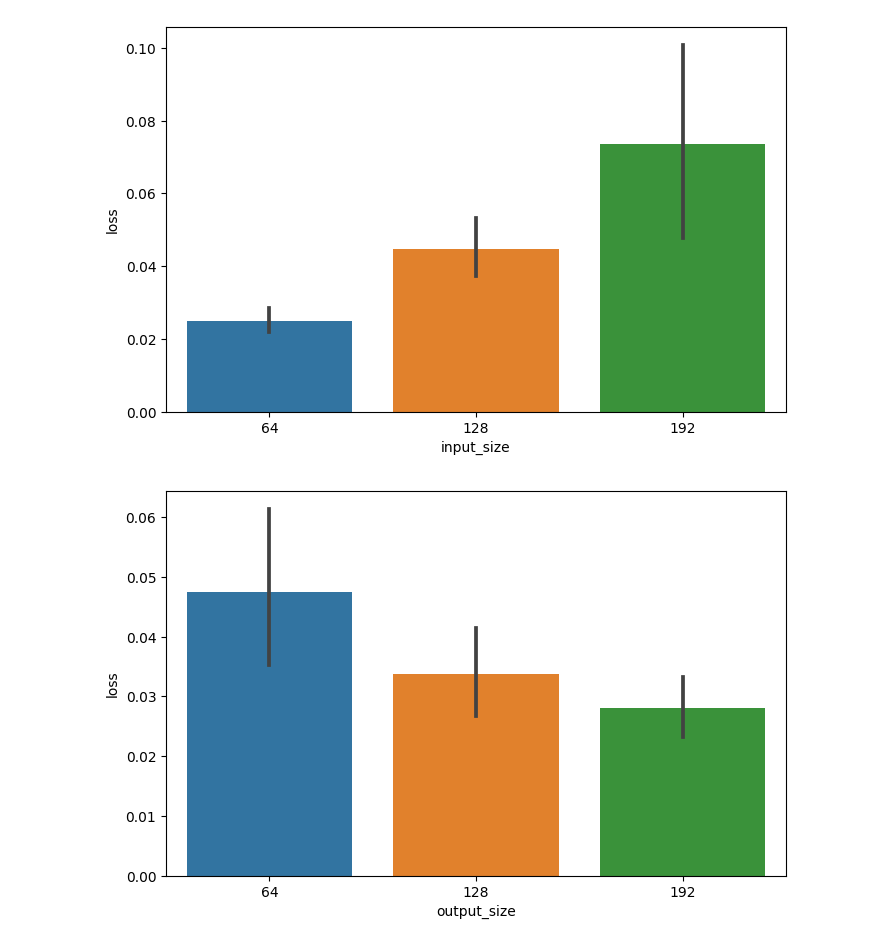
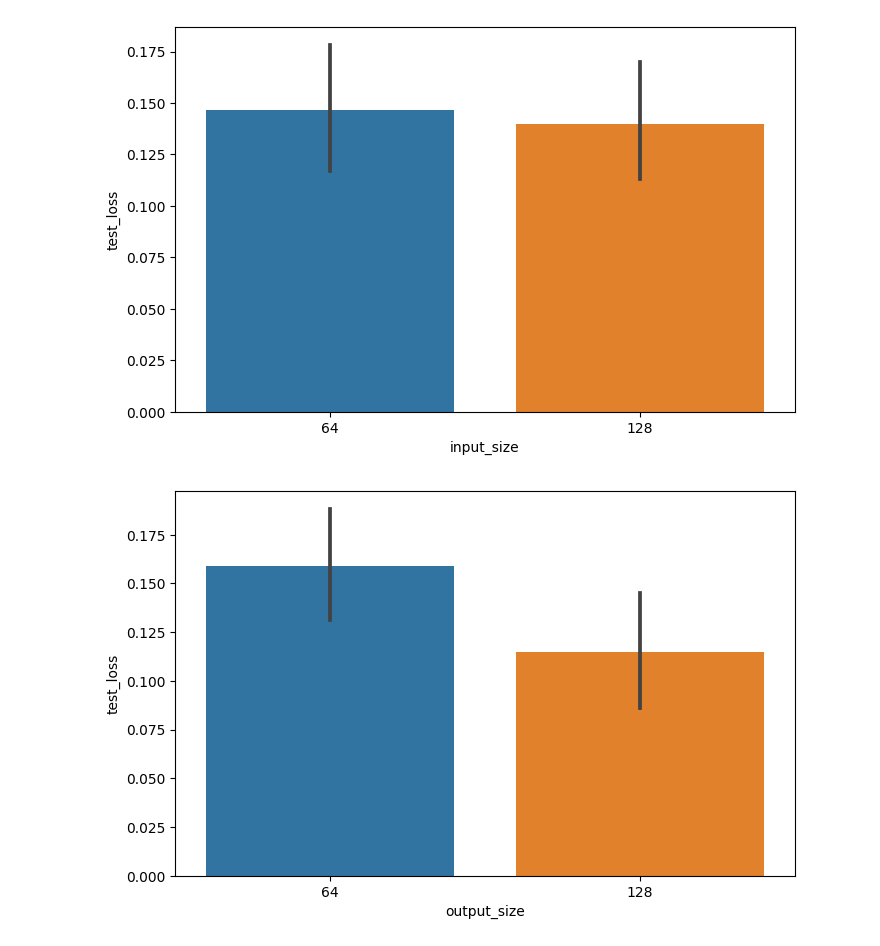
Before and after one commit to ncallahanml/baseline_networks, a Jupyter notebook: SineBayesianRegressor.ipynb, the cells around one changed output. Cells and saved outputs as stored; diff of their text form; code cells hidden in the pictures.

Commit message:
added back in train/test splitting and added exceptions for invalid parameters

```diff
--- a/SineBayesianRegressor.ipynb
+++ b/SineBayesianRegressor.ipynb
@@ -40,6 +41,8 @@ from wave_generator import WaveGen
 
 class TorchTimesplitDataset(Dataset):
     def __init__(self, signal_tensor, split=990, size=1000):
+        if size > len(signal_tensor):
+            raise ValueError(f'Size of {size} is longer than signal of length {len(signal_tensor)}')
         if signal_tensor.dim() == 2:
             assert signal_tensor.shape[1] == 1
             self._signal = signal_tensor
@@ -60,6 +63,8 @@ class TorchTimesplitDataset(Dataset):
         return int(self._signal.shape[0] - self._size)
 
     def __getitem__(self, start_idx):
+        if isinstance(start_idx, slice):
+            raise NotImplementedError('Only integers, not slices, are acceptable')
         in_indices = torch.linspace(start_idx, self.train_size + start_idx, self.train_size, dtype=torch.int)
         forward_indices = torch.linspace(self.train_size + start_idx, self.test_size + self.train_size + start_idx, self.test_size, dtype=torch.int)
         in_sample_data = self._signal[in_indices]
@@ -163,19 +175,27 @@ input_sizes = [64,128,192]
 sizes = [128,192,256]
 hidden_sizes = [2, 4, 8, 16, 32, 64, 96, 128]
 
-columns = ['input_size','output_size','hidden_size','loss']
+columns = ['input_size','output_size','hidden_size','train_loss','test_loss']
 total_i = np.prod([len(input_sizes),len(sizes),len(hidden_sizes)])
 rows = list()
 n_epochs = 30
 batch_size = 32
+
+split = .5
+train_test_wave = torch.from_numpy(large_wave)
+split_idx = int(train_test_wave.shape[0] * split)
+train_wave = train_test_wave[:split_idx]
+test_wave = train_test_wave[split_idx:]
+
 for i, (input_size, size, hidden_size) in enumerate(itertools.product(input_sizes, sizes, hidden_sizes)):
-    if size <= input_size: continue
+    if size <= input_size or size > min(len(train_wave), len(test_wave)): continue
 
     print('Input Set', i + 1, 'out of', total_i, end='\n')
     print(input_size, size, hidden_size, sep='|')
     output_size = size - input_size
 
-    dataset = TorchTimesplitDataset(torch.from_numpy(large_wave), split=input_size, size=size)
+    train_dataset = TorchTimesplitDataset(train_wave, split=input_size, size=size)
+    test_dataset = TorchTimesplitDataset(test_wave, split=input_size, size=size)
 
     model = SineBayesianRegressor(
         input_size,
@@ -188,7 +208,8 @@ for i, (input_size, size, hidden_size) in enumerate(itertools.product(input_size
     try:
         model, loss = train(
             model,
-            dataset,
+            train_dataset,
+            test_dataset,
             n_epochs=n_epochs,
             batch_size=batch_size,
             test_full=True,
@@ -201,7 +222,7 @@ for i, (input_size, size, hidden_size) in enumerate(itertools.product(input_size
     if not len(loss):
         print('Missing loss')
         continue
-    rows.append((input_size, output_size, hidden_size, loss[-1]))
+    rows.append((input_size, output_size, hidden_size, loss[-1][0], loss[-1][1]))
 # %% [output]
 Input Set 1 out of 72
 64|128|2
@@ -247,8 +268,8 @@ display(grid_df)
 # %%
-for col in columns[:-1]:
+for col in columns[:-2]:
     plt.figure(figsize=(8,5))
-    sns.barplot(data=grid_df, x=col, y='loss')
+    sns.barplot(data=grid_df, x=col, y='test_loss')
     plt.show()
 # %% [output]
-[figure, old version]
+[figure, new version]
-[figure, old version]
+[figure, new version]
```
Also changed, not shown: parts of 13 cells of this notebook.
